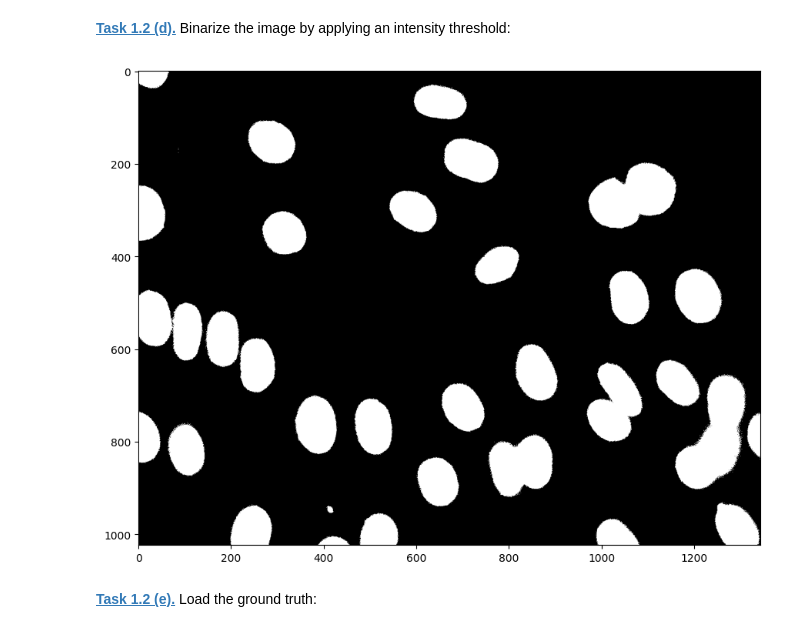
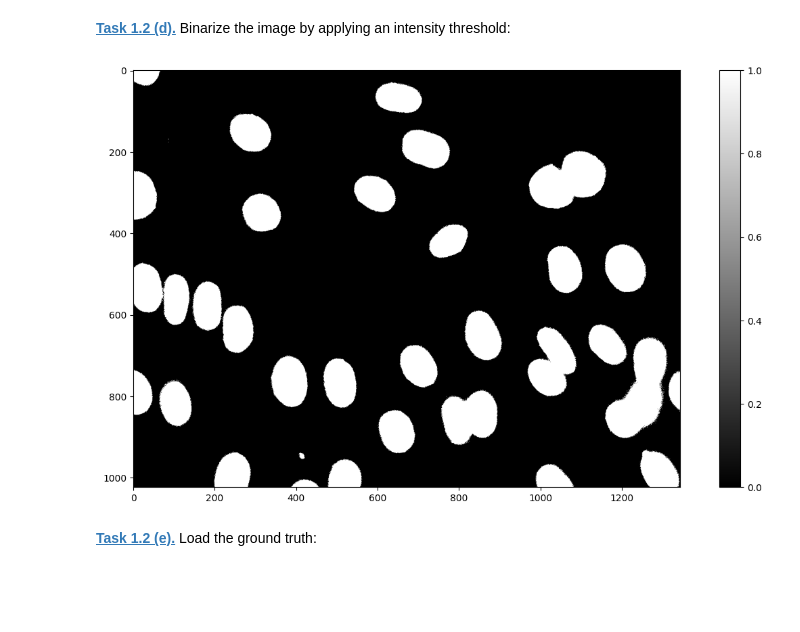
Before and after one commit to vntsslv/mobi-fs5-python, a Jupyter notebook: segm_threshold.ipynb, the cells around one changed output. Drawn from its saved outputs; the diff is of its cells as text; code cells hidden in the pictures; blank space fills up the shorter version.

```diff
--- a/segm_threshold.ipynb
+++ b/segm_threshold.ipynb
@@ -19,12 +19,13 @@ plt.show()
 # %% [markdown]
 **[Task 1.2 (d).]()** Binarize the image by applying an intensity threshold:
 # %%
-T = 0.10 #try and error to find out the treshhold mark
-binary_img = img >=T #compare every pixel to the treshhold, results in True or False
+thres = 0.10 #try and error to find out the treshhold mark
+img_binary = img >=thres #compare every pixel to the treshhold, results in True or False
 plt.figure(figsize=(15,8))
-plt.imshow(binary_img, cmap='gray') #display the new binary image
+plt.imshow(img_binary, cmap='gray') #display the new binary image
+plt.colorbar()
 plt.show()
 # %% [output]
-[figure, old version]
+[figure, new version]
 # %% [markdown]
 **[Task 1.2 (e).]()** Load the ground truth:
```
Also changed, not shown: parts of 2 cells of this notebook.
